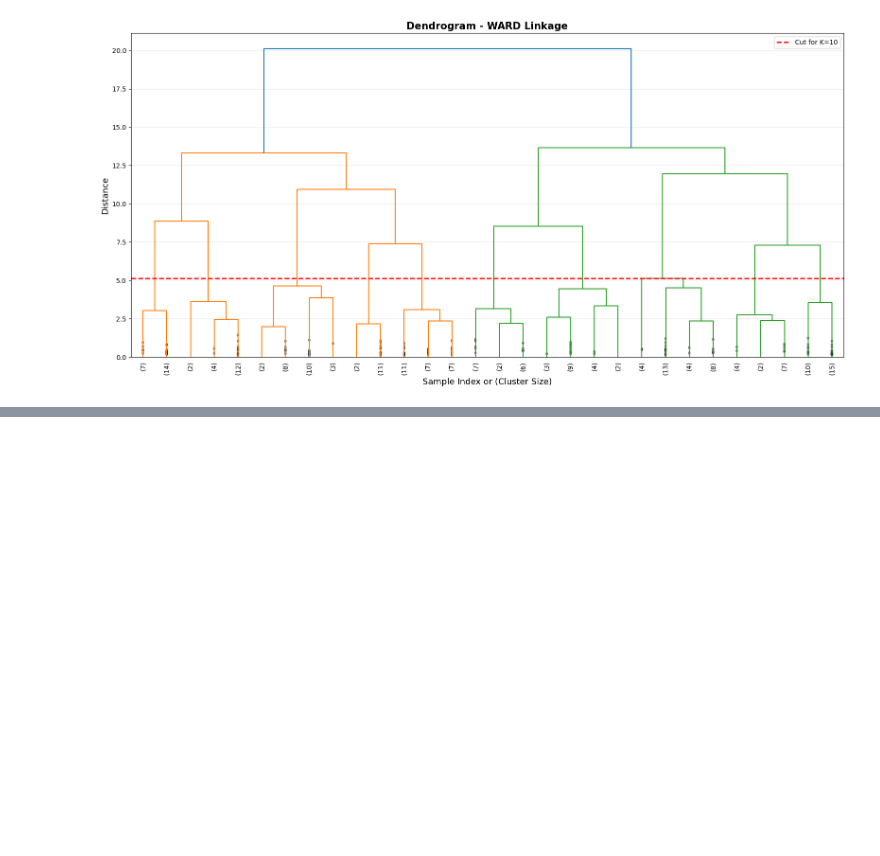
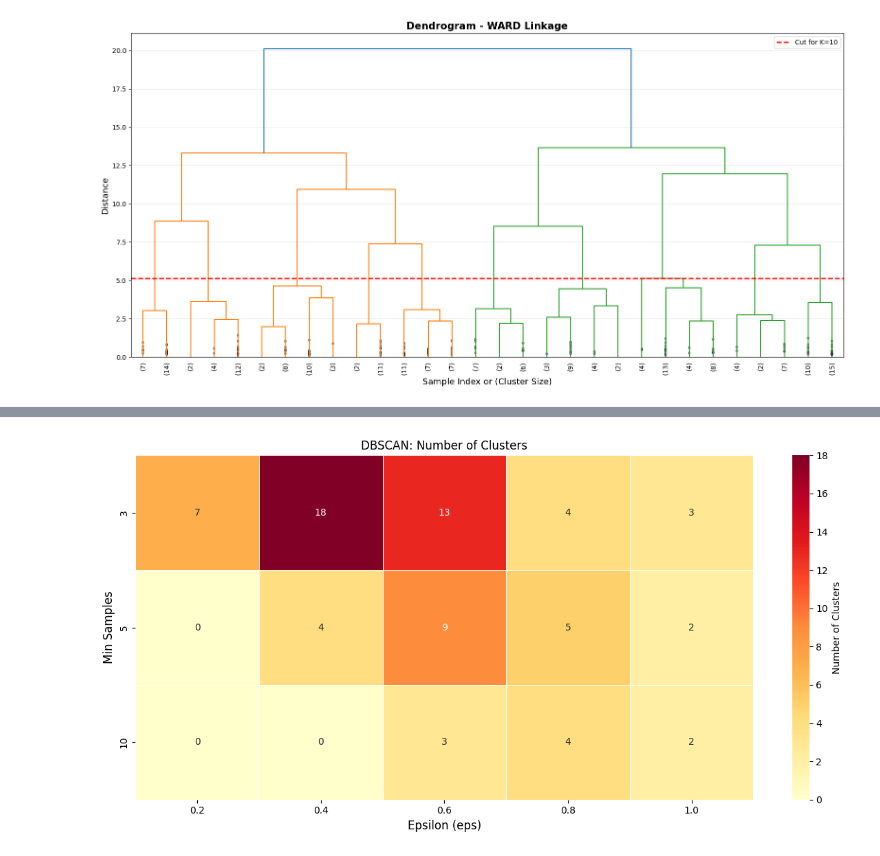
Before and after one commit to ihamydreza/FIS4041, a Jupyter notebook: Q2/Q2.ipynb, the cells around one changed output, grey strips where cells are left out. Cells and saved outputs as stored; diff of their text form; code cells hidden in the pictures; blank space fills up the shorter version.

Commit message:
DBSCAN

```diff
--- a/Q2/Q2.ipynb
+++ b/Q2/Q2.ipynb
@@ -351,0 +483,15 @@ plt.show()
+# %%
+# Cluster count chart for different combinations
+pivot_clusters = dbscan_df.pivot(index='min_samples', columns='eps', values='n_clusters')
+
+plt.figure(figsize=(12, 6))
+sns.heatmap(pivot_clusters, annot=True, fmt='d', cmap='YlOrRd',
+            cbar_kws={'label': 'Number of Clusters'}, linewidths=0.5)
+plt.title('DBSCAN: Number of Clusters')
+plt.xlabel('Epsilon (eps)', fontsize=12)
+plt.ylabel('Min Samples', fontsize=12)
+plt.tight_layout()
+plt.savefig('dbscan_clusters_heatmap.png', dpi=300, bbox_inches='tight')
+plt.show()
+# %% [output]
+[figure, added]
```
Also changed, not shown: parts of 7 cells of this notebook.
